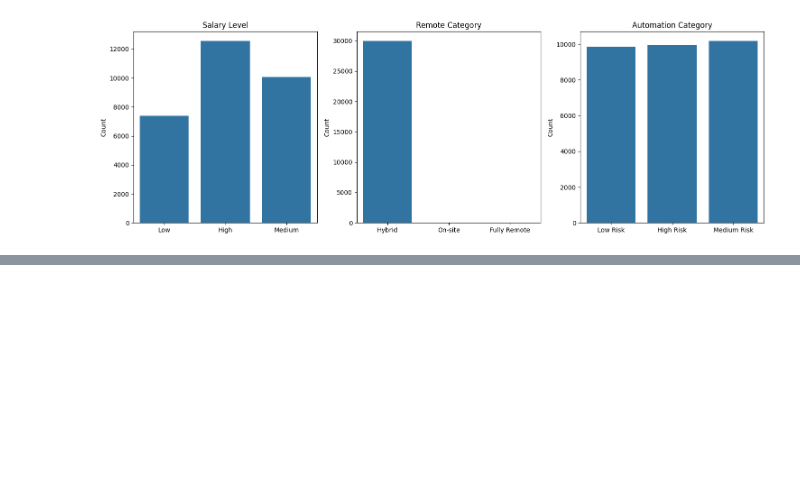
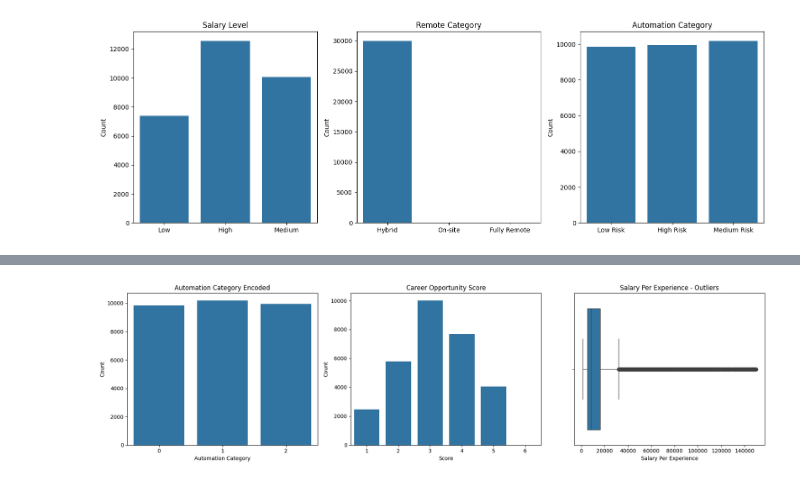
Before and after one commit to AJ0043/AI-Future-of-Jobs-Intelligence-Platform, a Jupyter notebook: AI_Adoption_&_Growth_Analysis.ipynb, the cells around one changed output, grey strips where cells are left out. Cells and saved outputs as stored; diff of their text form; code cells hidden in the pictures; blank space fills up the shorter version.

```diff
--- a/AI_Adoption_&_Growth_Analysis.ipynb
+++ b/AI_Adoption_&_Growth_Analysis.ipynb
@@ -3855,0 +3909,52 @@ plt.show()
+# %%
+# Feature Engineering Visualization
+# Plotting 3 feature-engineered columns in one figure
+
+plt.figure(figsize=(18, 5))
+
+
+# Plot 1: Automation Category Encoded Distribution
+plt.subplot(1, 3, 1)
+
+sns.countplot(
+    data=Featuring,
+    x="Automation_Category_Encoded"
+)
+
+plt.title("Automation Category Encoded")
+plt.xlabel("Automation Category")
+plt.ylabel("Count")
+
+
+# Plot 2: Career Opportunity Score Distribution
+plt.subplot(1, 3, 2)
+
+sns.countplot(
+    data=Featuring,
+    x="Career_Opportunity_Score"
+)
+
+plt.title("Career Opportunity Score")
+plt.xlabel("Score")
+plt.ylabel("Count")
+
+
+# Plot 3: Salary Per Experience Outlier Detection
+plt.subplot(1, 3, 3)
+
+sns.boxplot(
+    data=Featuring,
+    x="Salary_Per_Experience"
+)
+
+plt.title("Salary Per Experience - Outliers")
+plt.xlabel("Salary Per Experience")
+
+
+# Adjust spacing between plots
+plt.tight_layout()
+
+# Display all three plots
+plt.show()
+# %% [output]
+[figure, added]
```
Also changed, not shown: parts of 2 cells of this notebook.
